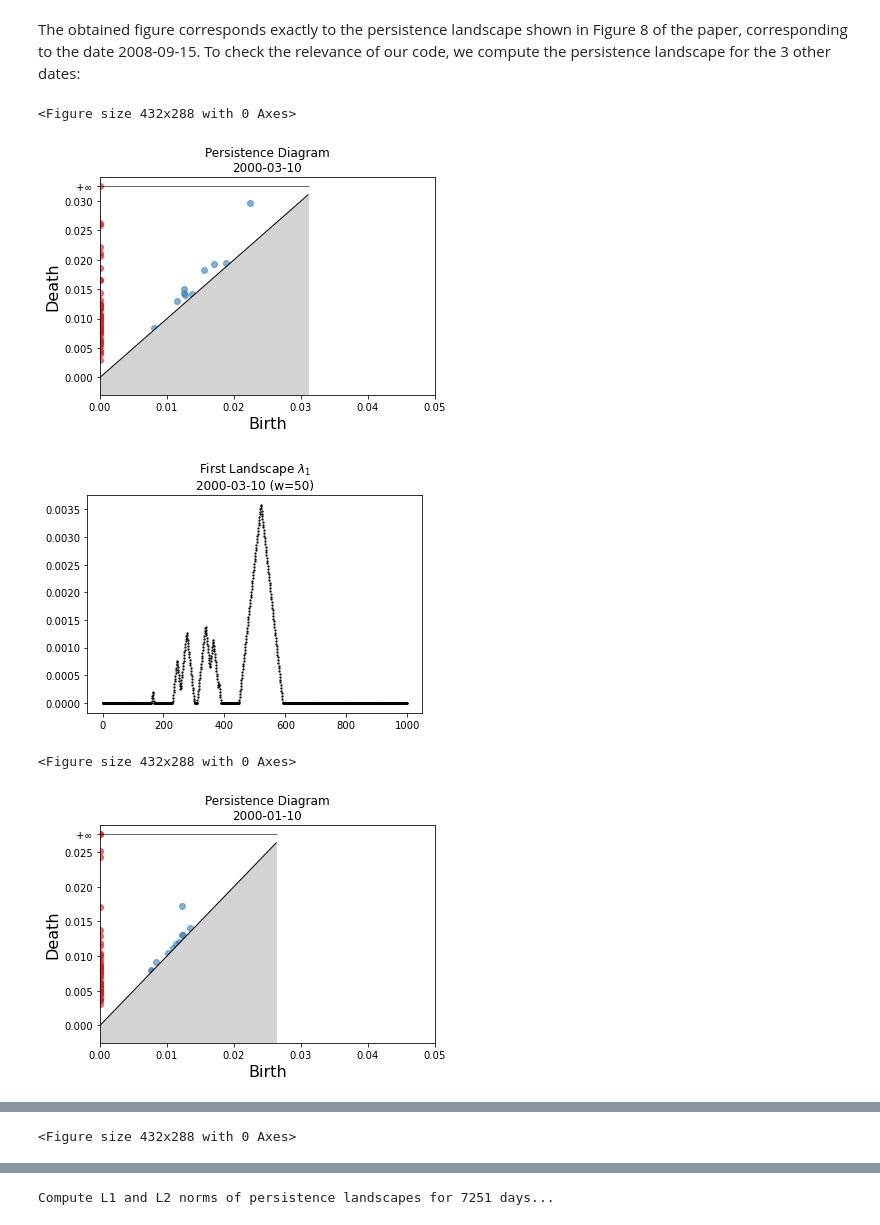
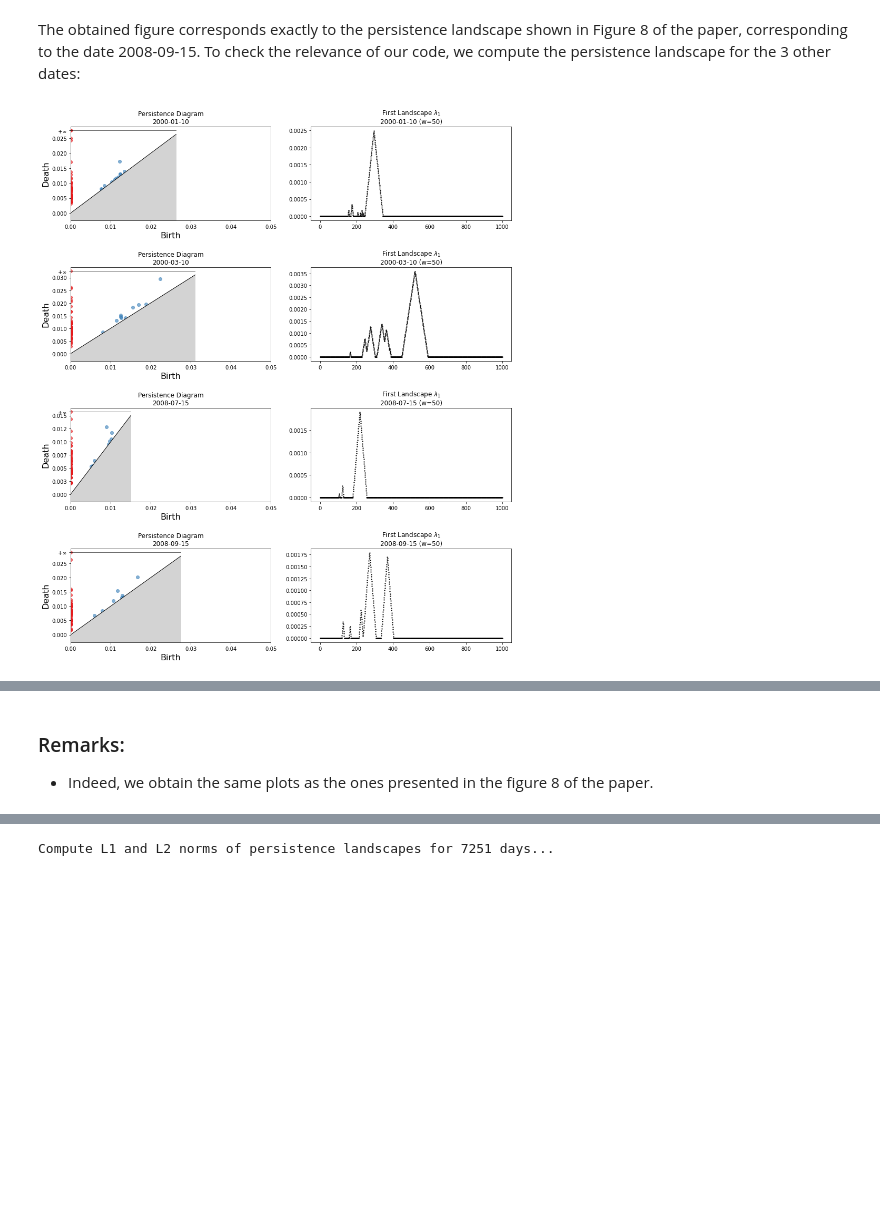
Before and after one commit to KhalilBergaoui/TDA---Financial-Time-Series-Analysis, a Jupyter notebook: TDA Financial Time Series.ipynb, the cells around one changed output, grey strips where cells are left out. Cells and saved outputs as stored; diff of their text form; code cells hidden in the pictures; blank space fills up the shorter version.

```diff
--- a/TDA Financial Time Series.ipynb
+++ b/TDA Financial Time Series.ipynb
@@ -251,29 +323,34 @@ tt = plt.title('First Landscape $\lambda_1$\n{} (w={})'.format(ending_date,windo
 The obtained figure corresponds exactly to the persistence landscape shown in Figure 8 of the paper, corresponding to the date 2008-09-15. To check the relevance of our code, we compute the persistence landscape for the 3 other dates:
 # %%
 window_size = 50
-date_list = ['2000-03-10','2000-01-10','2008-07-15']
-for ending_date in date_list:
+date_list = ['2000-01-10','2000-03-10', '2008-07-15', '2008-09-15']
+fig = plt.figure(figsize=(15, 18))
+plt.tight_layout()
+for (i, ending_date) in enumerate(date_list):
 
     #extract sliding window
     window = get_sliding_window_from_date(log_returns,ending_date,window_size,df=DowJones_pd)
+
     #compute persistence diagram of the wxd pointcloud
     skeleton = gd.RipsComplex(points = window.T, max_edge_length = 0.05)
     Rips_simplex_tree_sample = skeleton.create_simplex_tree(max_dimension = 2)
     dgm = Rips_simplex_tree_sample.persistence()
+
+    plt.subplots_adjust(left=None, bottom=None, right=None,
+                        top=None, wspace=None, hspace=0.5)
+
     #plot persistence diagram
-    plt.figure()
-    gd.plot_persistence_diagram(dgm)
-    plt.xlim(0,0.05)
-    tt = plt.title('Persistence Diagram\n{}'.format(ending_date))
+    ax1 = plt.subplot(len(date_list), 2, (i+1)*2-1)
+    gd.plot_persistence_diagram(dgm, axes=ax1)
+    ax1.set_xlim(0,0.05)
+    ax1.set_title('Persistence Diagram\n{}'.format(ending_date))
+
     #compute persistence landscapes
     landscapes = get_persistence_landscapes(dgm,k,x_min,x_max,nb_nodes,nb_ld)
+
     #display first landscape
-    plt.figure()
-    plt.scatter(np.arange(nb_nodes),landscapes[0],s=2,alpha=0.8,c='black')
-    tt = plt.title('First Landscape $\lambda_1$\n{} (w={})'.format(ending_date,window_size))
+    ax2 = plt.subplot(len(date_list), 2, (i + 1)*2)
+    ax2.scatter(np.arange(nb_nodes),landscapes[0],s=2,alpha=0.8,c='black')
+    ax2.set_title('First Landscape $\lambda_1$\n{} (w={})'.format(ending_date,window_size))
 # %% [output]
-<Figure size 432x288 with 0 Axes>
-[figure, old version]
+[figure, new version]
-[figure, removed]
-<Figure size 432x288 with 0 Axes>
-[figure, removed]
@@ -281 +356,0 @@ for ending_date in date_list:
-<Figure size 432x288 with 0 Axes>
@@ -284 +357,4 @@ for ending_date in date_list:
+# %% [markdown]
+### Remarks:
+- Indeed, we obtain the same plots as the ones presented in the figure 8 of the paper.
 # %% [markdown]
```
Also changed, not shown: parts of 70 cells of this notebook.
